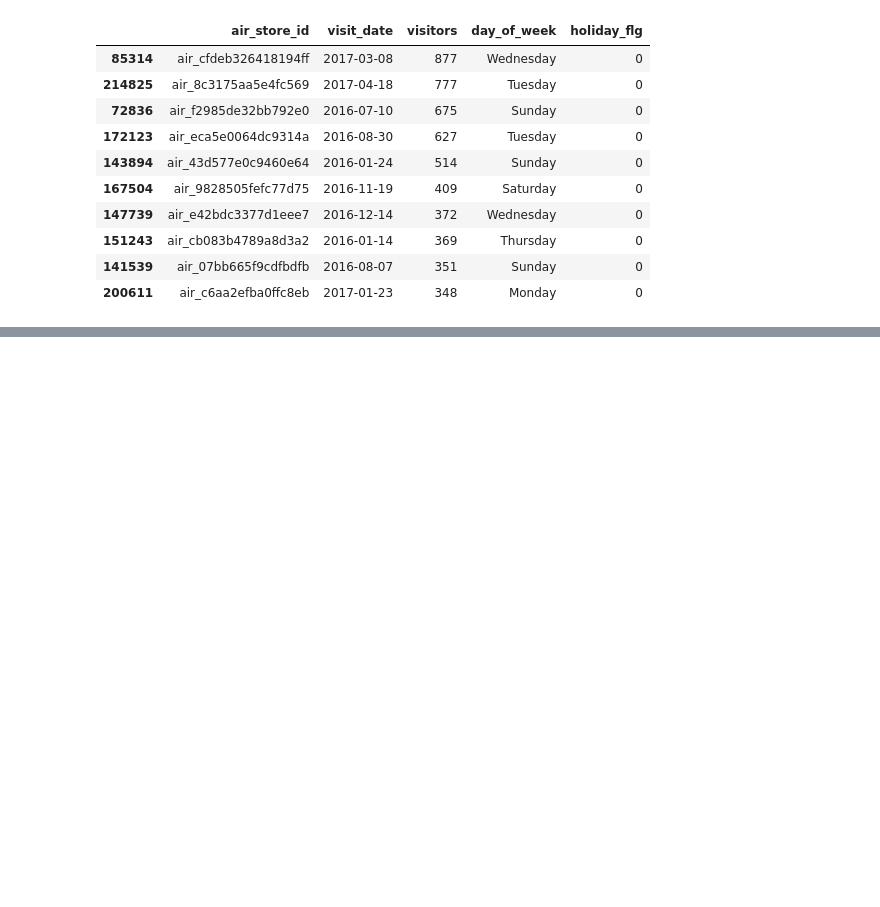
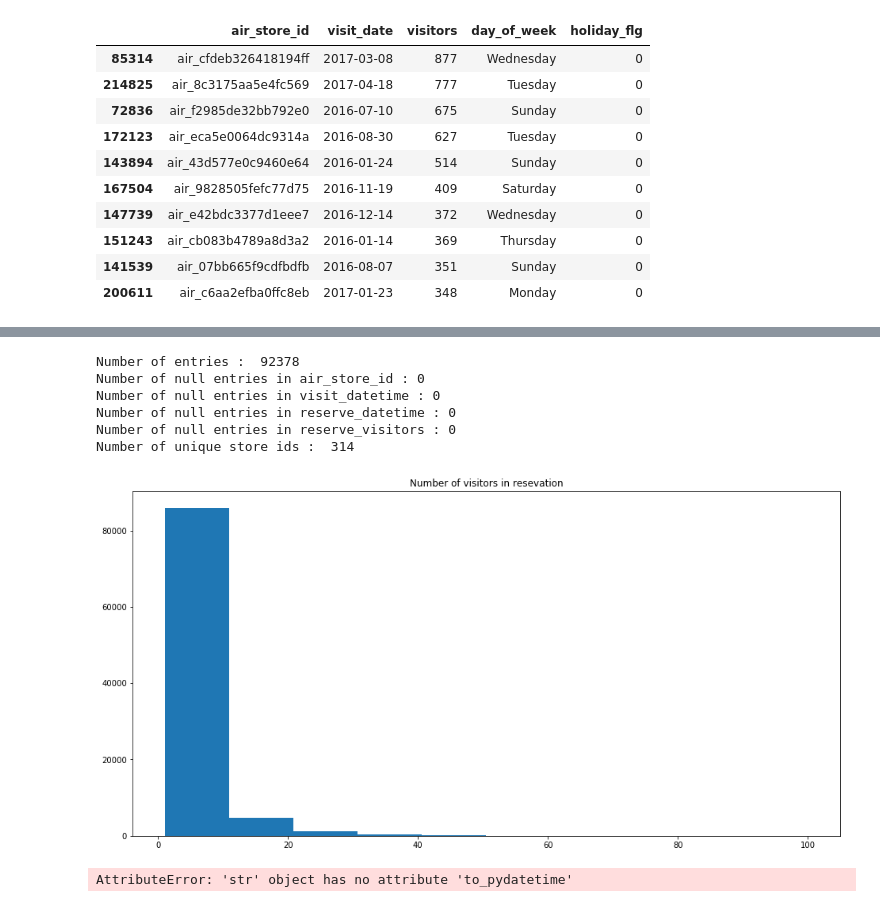
Before and after one commit to MADONOKOUKI/recruit_challenge, a Jupyter notebook: data_check_template.ipynb, the cells around one changed output, grey strips where cells are left out. Saved outputs shown, nothing was run; the diff lists cells and outputs as text; code cells hidden in the pictures; blank space fills up the shorter version.

```diff
--- a/data_check_template.ipynb
+++ b/data_check_template.ipynb
@@ -144,0 +187,22 @@ day_wise_no_holiday_df
+# %%
+print('Number of entries : ', len(data['ar']))
+for col_name in data['ar']:
+    print('Number of null entries in {} : {}'.format(col_name,data['ar'][col_name].isnull().sum()))
+print('Number of unique store ids : ', len(data['ar']['air_store_id'].unique()))
+# %% [output]
+Number of entries :  92378
+Number of null entries in air_store_id : 0
+Number of null entries in visit_datetime : 0
+Number of null entries in reserve_datetime : 0
+Number of null entries in reserve_visitors : 0
+Number of unique store ids :  314
+# %%
+plt.hist(data['ar'].reserve_visitors)
+plt.title('Number of visitors in resevation')
+plt.show()
+# %% [output]
+[figure, added]
+# %%
+visit_hours = [visit_time.to_pydatetime().hour for visit_time in data['ar'].visit_datetime]
+# %% [output]
+AttributeError: 'str' object has no attribute 'to_pydatetime'
```
Also changed, not shown: parts of 20 cells of this notebook.
